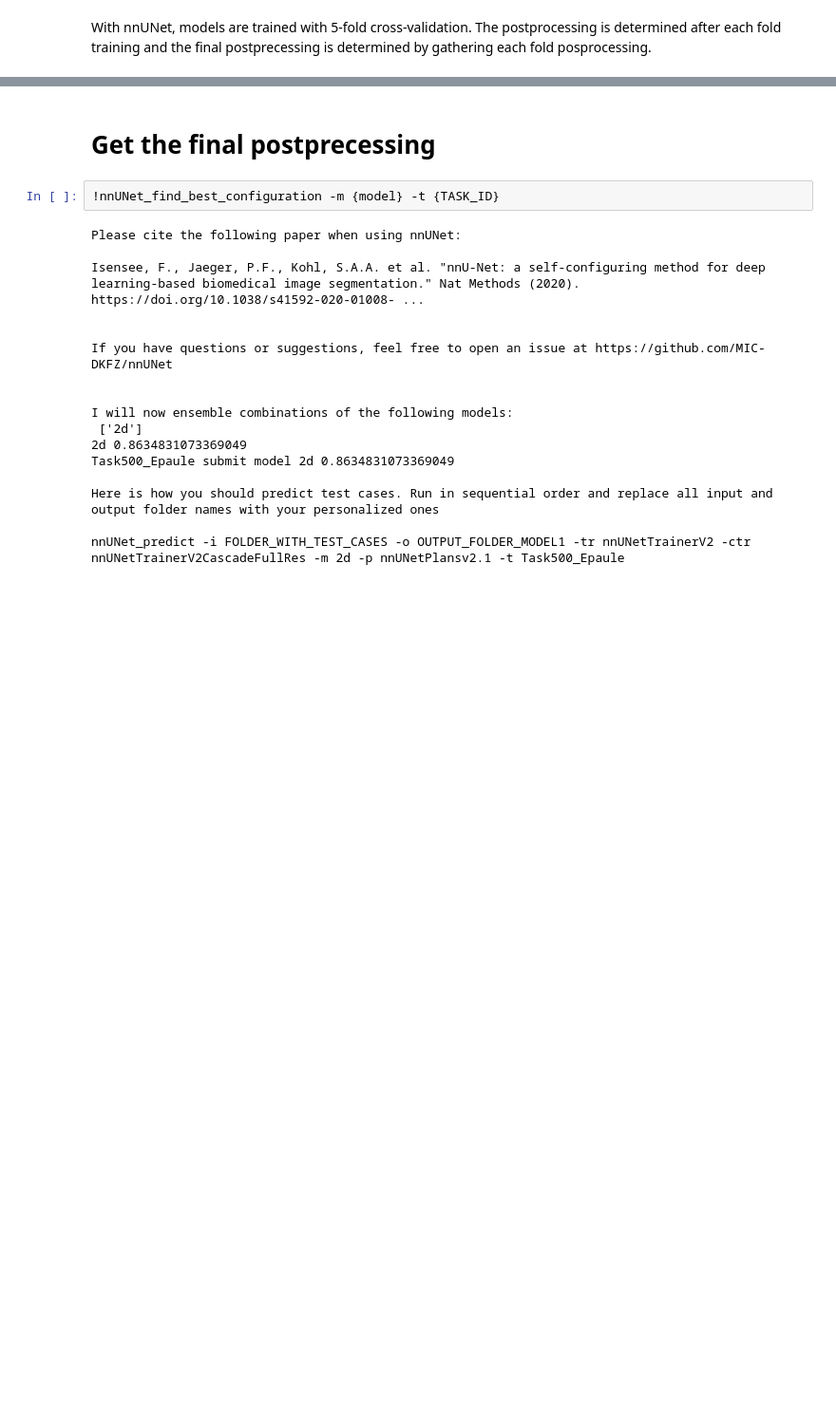
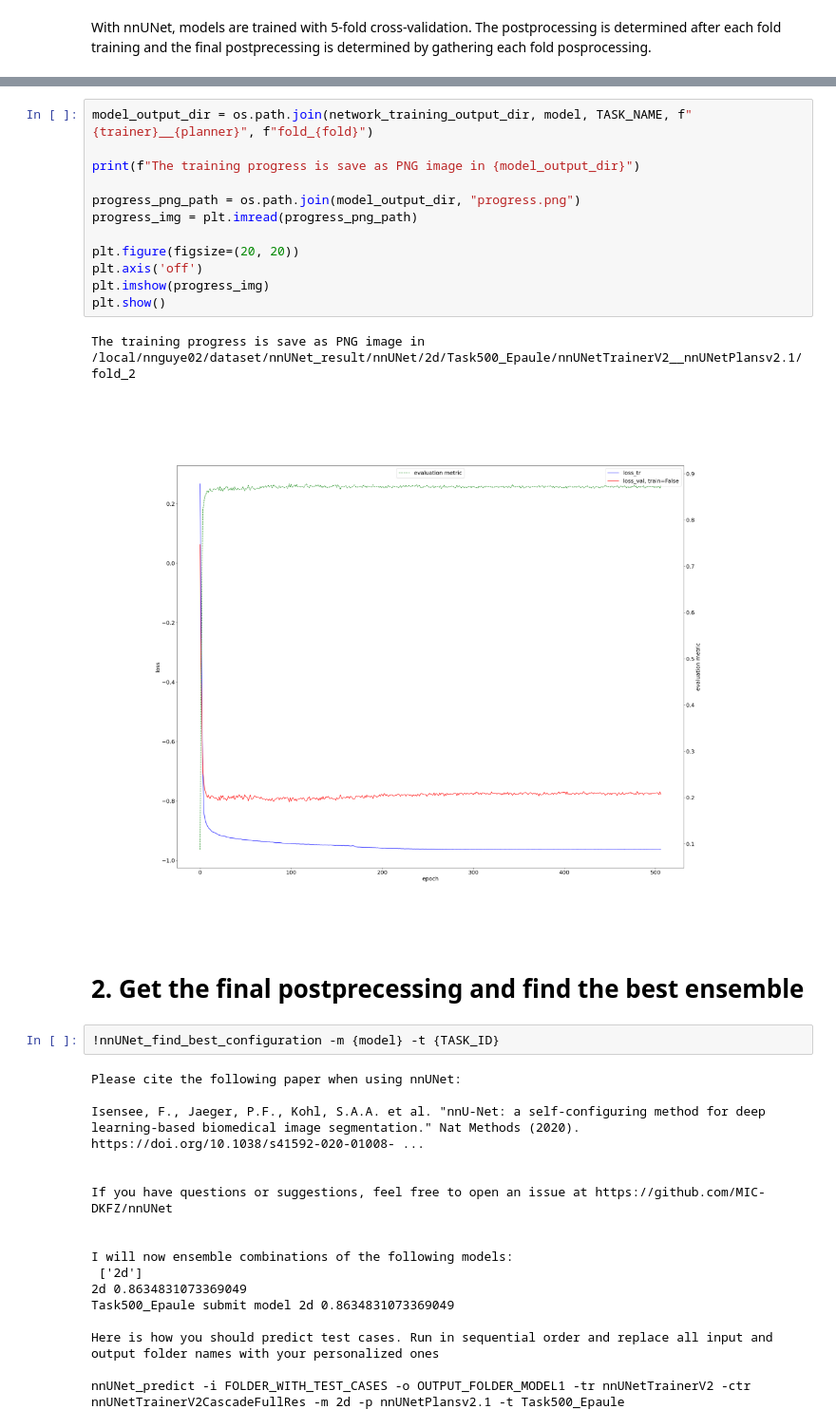
Before and after one commit to ysl2/TDSI21, a Jupyter notebook: notebooks/train.ipynb, the cells around one changed output, grey strips where cells are left out. Shown at 95% size. Cells and saved outputs as stored; diff of their text form; blank space fills up the shorter version.

```diff
--- a/notebooks/train.ipynb
+++ b/notebooks/train.ipynb
@@ -40,5 +30,20 @@ KeyboardInterrupt
+# %%
+model_output_dir = os.path.join(network_training_output_dir, model, TASK_NAME, f"{trainer}__{planner}", f"fold_{fold}")
+
+print(f"The training progress is save as PNG image in {model_output_dir}")
+
+progress_png_path = os.path.join(model_output_dir, "progress.png")
+progress_img = plt.imread(progress_png_path)
+
+plt.figure(figsize=(20, 20))
+plt.axis('off')
+plt.imshow(progress_img)
+plt.show()
+# %% [output]
+The training progress is save as PNG image in /local/nnguye02/dataset/nnUNet_result/nnUNet/2d/Task500_Epaule/nnUNetTrainerV2__nnUNetPlansv2.1/fold_2
+[figure, added]
 # %% [markdown]
-# Get the final postprecessing
+# 2. Get the final postprecessing and find the best ensemble
 # %%
 !nnUNet_find_best_configuration -m {model} -t {TASK_ID}
 # %% [output]
```
Also changed, not shown: parts of 7 cells of this notebook, 4 other files.
